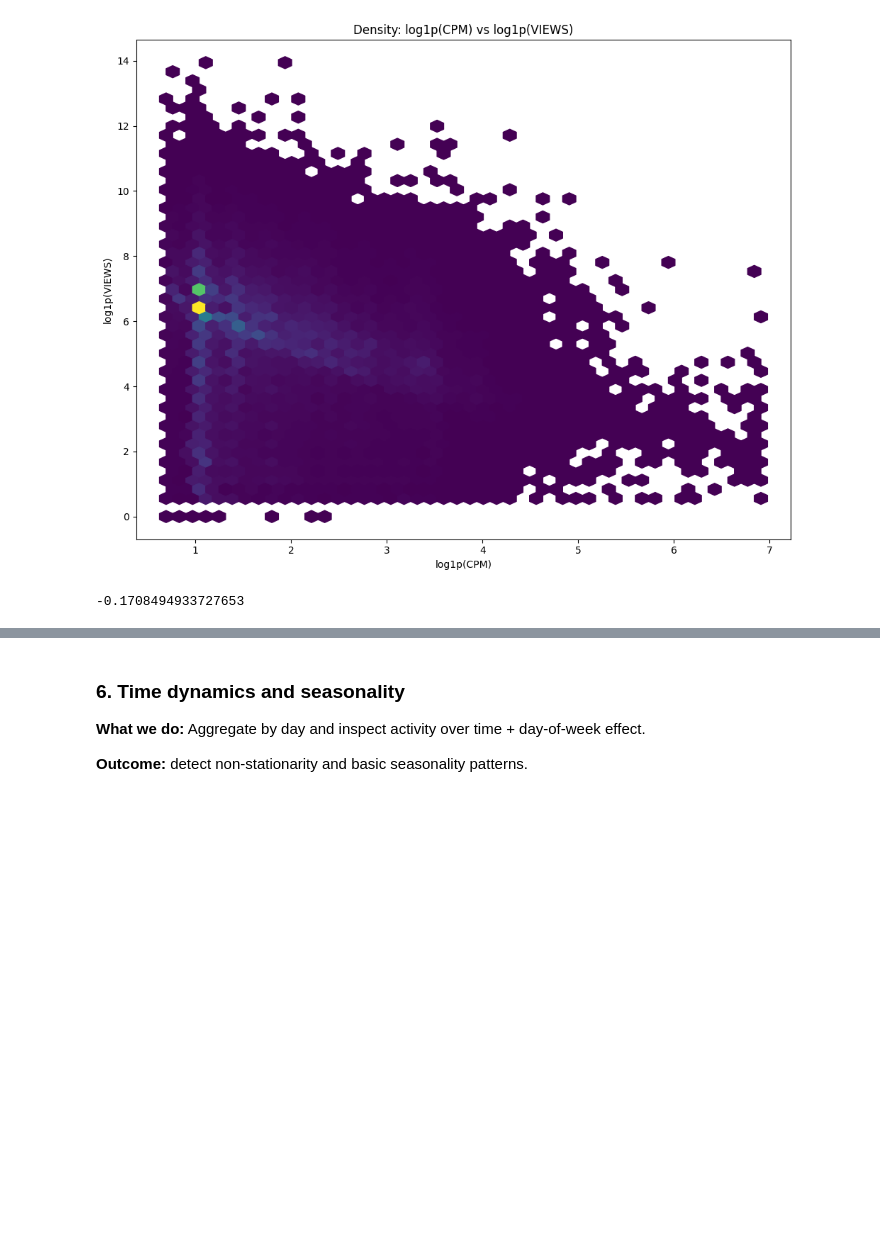
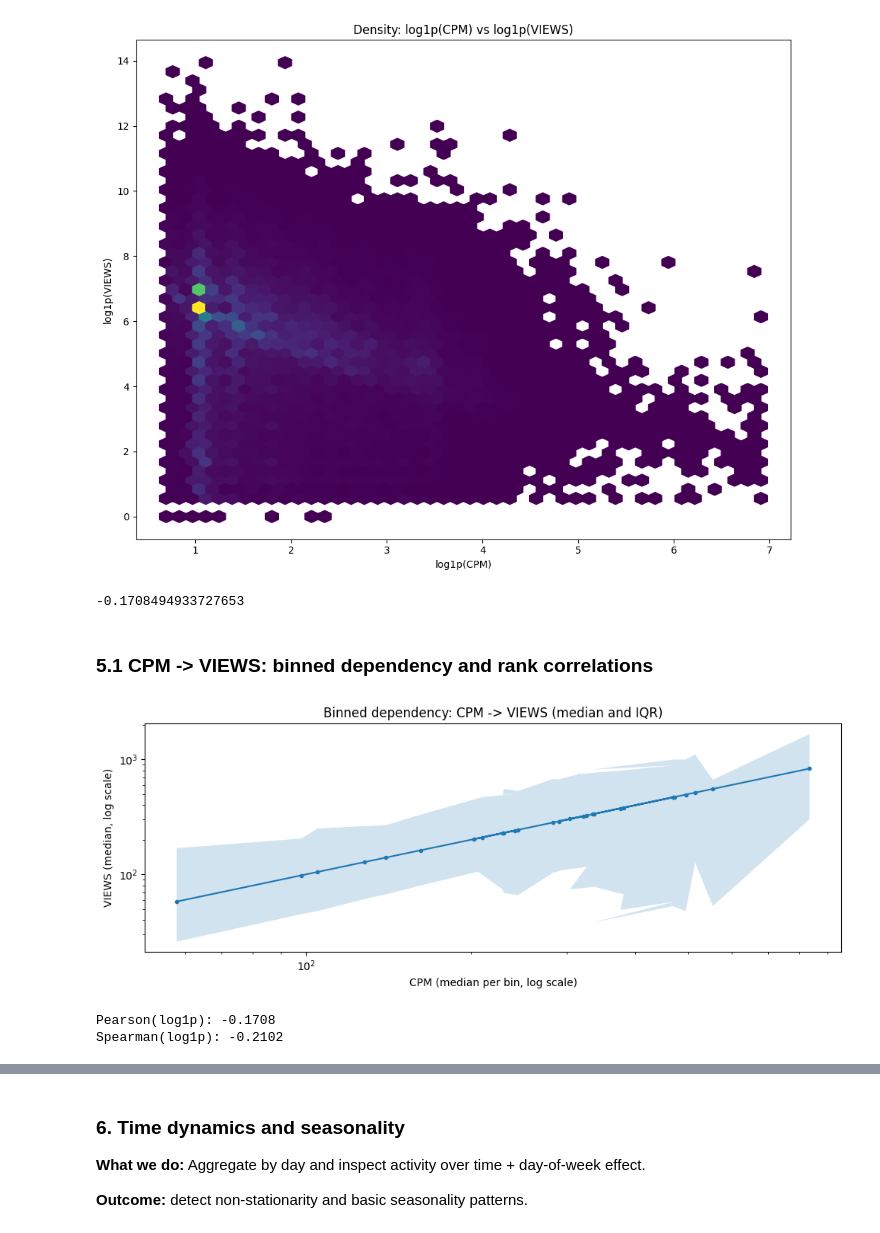
Before and after one commit to Karimkhab/telegram-ads-forecaster, a Jupyter notebook: notebook/EDA.ipynb, the cells around one changed output, grey strips where cells are left out. Cells and saved outputs as stored; diff of their text form; code cells hidden in the pictures; blank space fills up the shorter version.

```diff
--- a/notebook/EDA.ipynb
+++ b/notebook/EDA.ipynb
@@ -215,3 +248,51 @@ plt.show()
 np.corrcoef(log_cpm, log_views)[0,1] # correlation coefficient
 # %% [output]
 -0.1708494933727653
+# %% [markdown]
+### 5.1 CPM -> VIEWS: binned dependency and rank correlations
+# %%
+# Binned CPM -> VIEWS (median and IQR)
+n_bins = 30
+bins = pd.qcut(df["CPM"], q=n_bins, duplicates="drop")
+
+bin_stats = (
+    df.groupby(bins)["VIEWS"]
+      .agg(
+          views_med="median",
+          views_p25=lambda s: s.quantile(0.25),
+          views_p75=lambda s: s.quantile(0.75),
+          cpm_med=lambda s: np.median(s),
+          n="size",
+      )
+      .reset_index(drop=True)
+)
+
+plt.figure(figsize=(10, 4))
+plt.plot(bin_stats["cpm_med"], bin_stats["views_med"], marker="o", ms=3)
+plt.fill_between(
+    bin_stats["cpm_med"],
+    bin_stats["views_p25"],
+    bin_stats["views_p75"],
+    alpha=0.2,
+)
+plt.xscale("log")
+plt.yscale("log")
+plt.title("Binned dependency: CPM -> VIEWS (median and IQR)")
+plt.xlabel("CPM (median per bin, log scale)")
+plt.ylabel("VIEWS (median, log scale)")
+plt.tight_layout()
+plt.show()
+
+# Correlation on log scale
+log_cpm = np.log1p(df["CPM"])
+log_views = np.log1p(df["VIEWS"])
+
+pearson = log_cpm.corr(log_views)
+spearman = log_cpm.rank().corr(log_views.rank())
+
+print(f"Pearson(log1p): {pearson:.4f}")
+print(f"Spearman(log1p): {spearman:.4f}")
+# %% [output]
+[figure, added]
+Pearson(log1p): -0.1708
+Spearman(log1p): -0.2102
```
Also changed, not shown: parts of 14 cells of this notebook.
